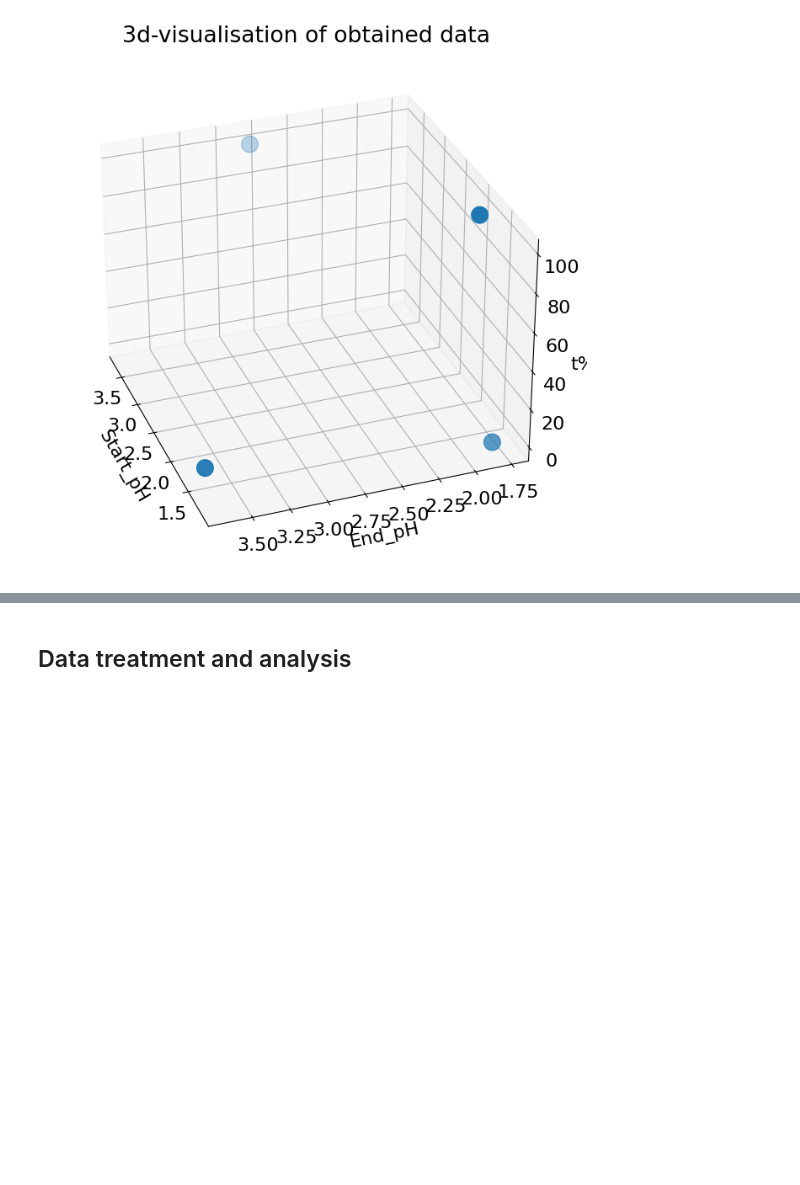
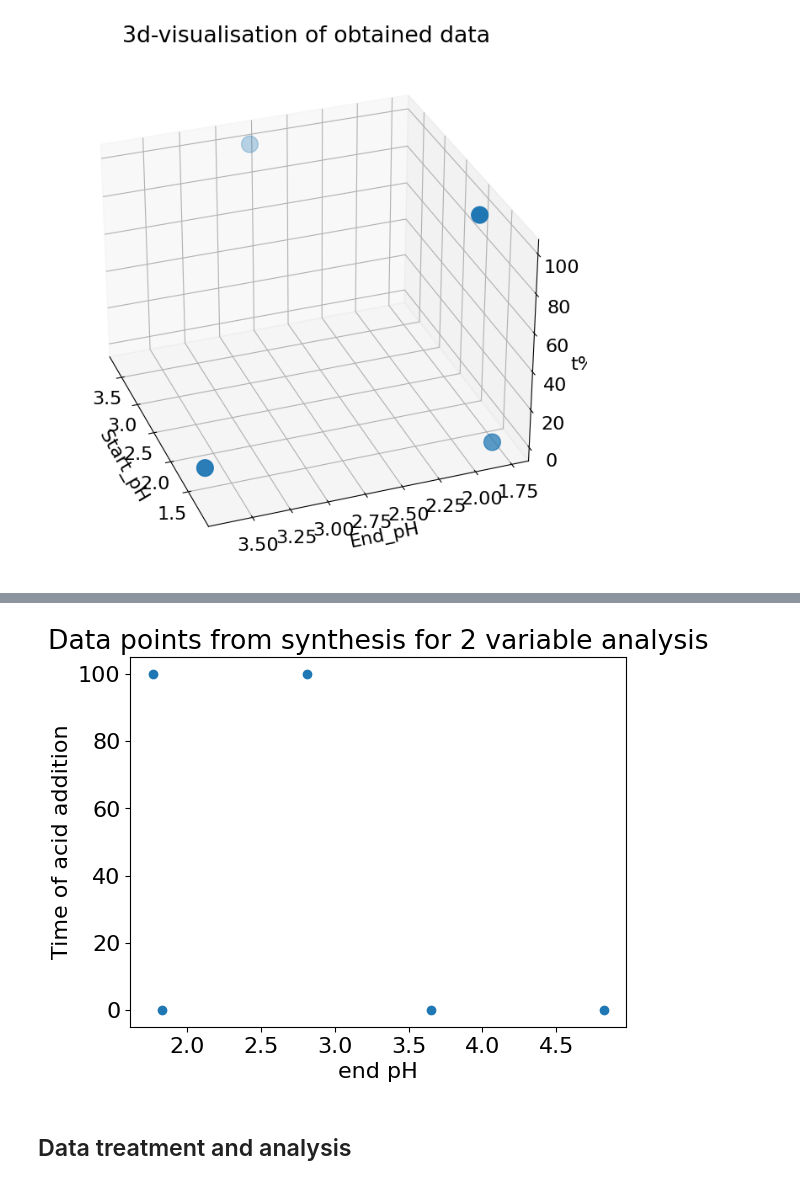
Before and after one commit to alexandraelora/DoE_Course_Material, a Jupyter notebook: Project/DoE_project_AU.ipynb, the cells around one changed output, grey strips where cells are left out. Drawn from its saved outputs; the diff is of its cells as text; code cells hidden in the pictures; blank space fills up the shorter version.

```diff
--- a/Project/DoE_project_AU.ipynb
+++ b/Project/DoE_project_AU.ipynb
@@ -215,3 +220,20 @@ R3
+# %%
+#The data in 2D can be visualised in a scatter plot
+
+epH = R3['End_pH']
+t = R3['t']
+
+#plottning
+plt.scatter(epH, t)
+
+# Defining the plot title, x and y labels
+plt.title('Data points from synthesis for 2 variable analysis')
+plt.xlabel('end pH')
+plt.ylabel('Time of acid addition')
+
+plt.show()
+# %% [output]
+[figure, added]
 # %% [markdown]
 ## Data treatment and analysis
 # %% [markdown]
```
Also changed, not shown: parts of 18 cells of this notebook.
